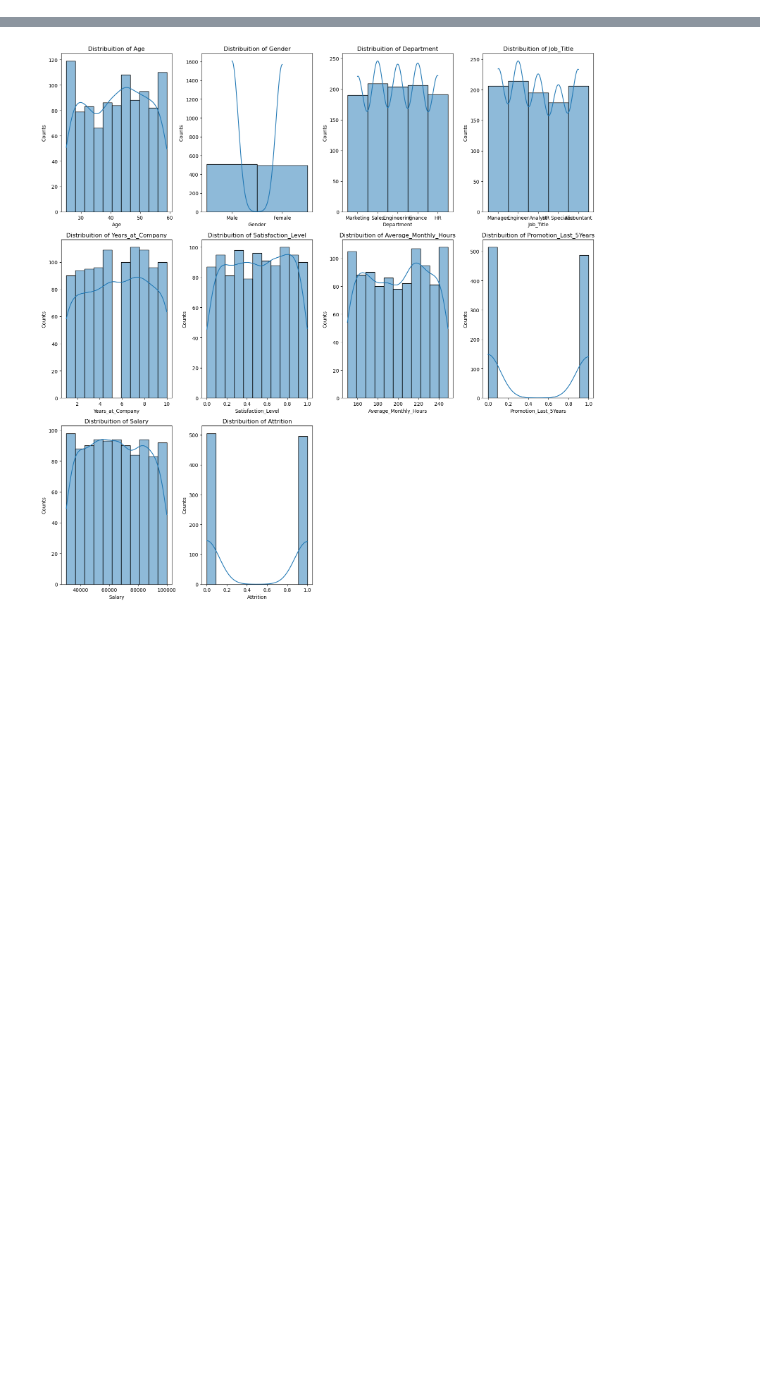
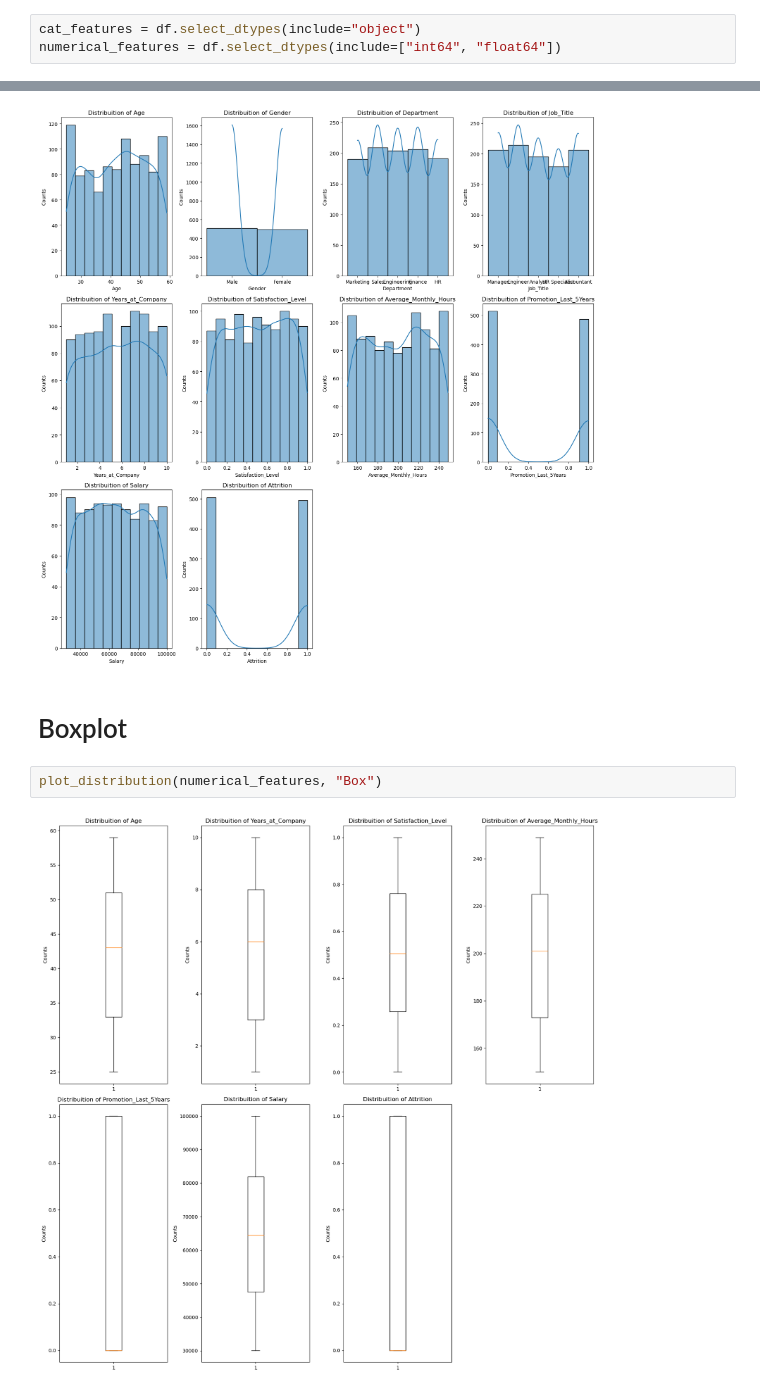
Before and after one commit to MaukanMir/Employee-Attrition-Classification, a Jupyter notebook: training.ipynb, the cells around one changed output, grey strips where cells are left out. Drawn from its saved outputs; the diff is of its cells as text; blank space fills up the shorter version.

Commit message:
fixed graph bug

```diff
--- a/training.ipynb
+++ b/training.ipynb
@@ -133,3 +135,6 @@ plt.show()
+# %%
+cat_features = df.select_dtypes(include="object")
+numerical_features = df.select_dtypes(include=["int64", "float64"])
 # %% [markdown]
 # Histogram
 # %%
@@ -137,3 +142,9 @@ plot_distribution(df, "Hist")
 # %% [output]
 3
 [figure]
+# %% [markdown]
+# Boxplot
+# %%
+plot_distribution(numerical_features, "Box")
+# %% [output]
+[figure, added]
```
Also changed, not shown: parts of 1 cell of this notebook.
